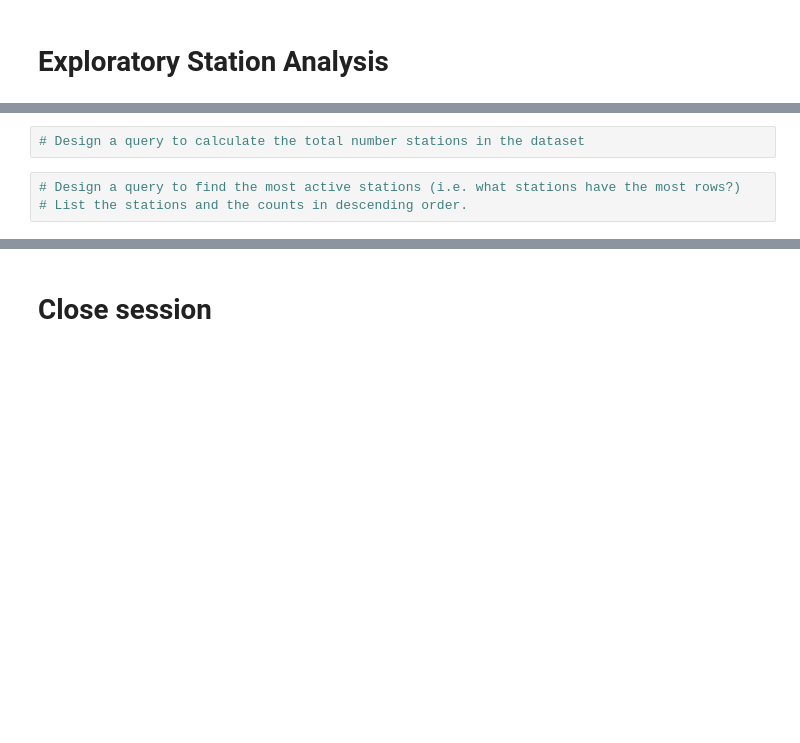
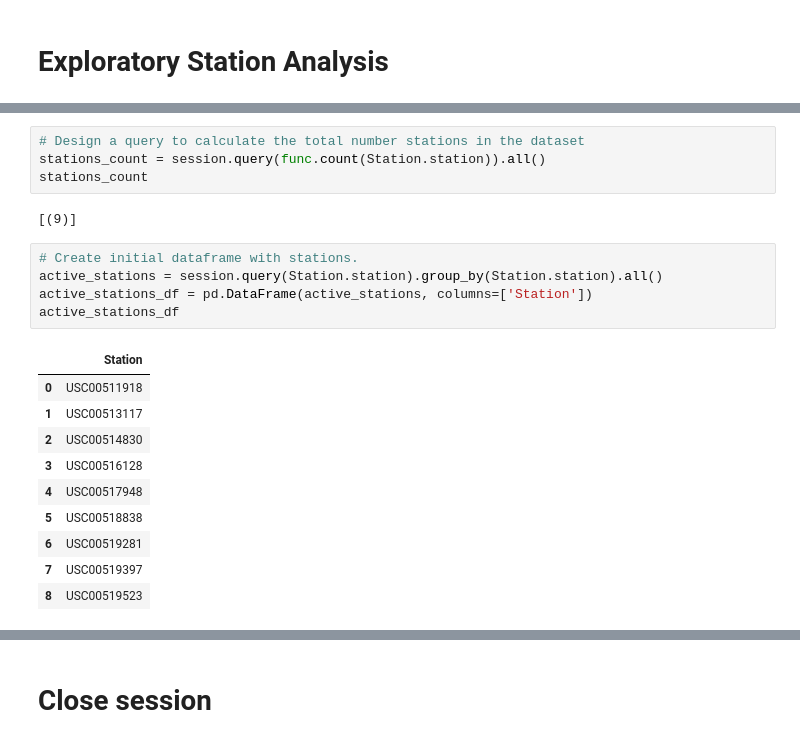
Before and after one commit to atvarvel/sqlalchemy-challenge, a Jupyter notebook: climate_analysis.ipynb, the cells around one changed output, grey strips where cells are left out. Saved outputs shown, nothing was run; the diff lists cells and outputs as text; blank space fills up the shorter version.

```diff
--- a/climate_analysis.ipynb
+++ b/climate_analysis.ipynb
@@ -94,5 +106,22 @@ precip_df.describe()
 # %%
 # Design a query to calculate the total number stations in the dataset
+stations_count = session.query(func.count(Station.station)).all()
+stations_count
+# %% [output]
+[(9)]
-# %%
-# Design a query to find the most active stations (i.e. what stations have the most rows?)
-# List the stations and the counts in descending order.
+# %%
+# Create initial dataframe with stations.
+active_stations = session.query(Station.station).group_by(Station.station).all()
+active_stations_df = pd.DataFrame(active_stations, columns=['Station'])
+active_stations_df
+# %% [output]
+|  | Station |
+| 0 | USC00511918 |
+| 1 | USC00513117 |
+| 2 | USC00514830 |
+| 3 | USC00516128 |
+| 4 | USC00517948 |
+| 5 | USC00518838 |
+| 6 | USC00519281 |
+| 7 | USC00519397 |
+| 8 | USC00519523 |
```
Also changed, not shown: parts of 8 cells of this notebook.
